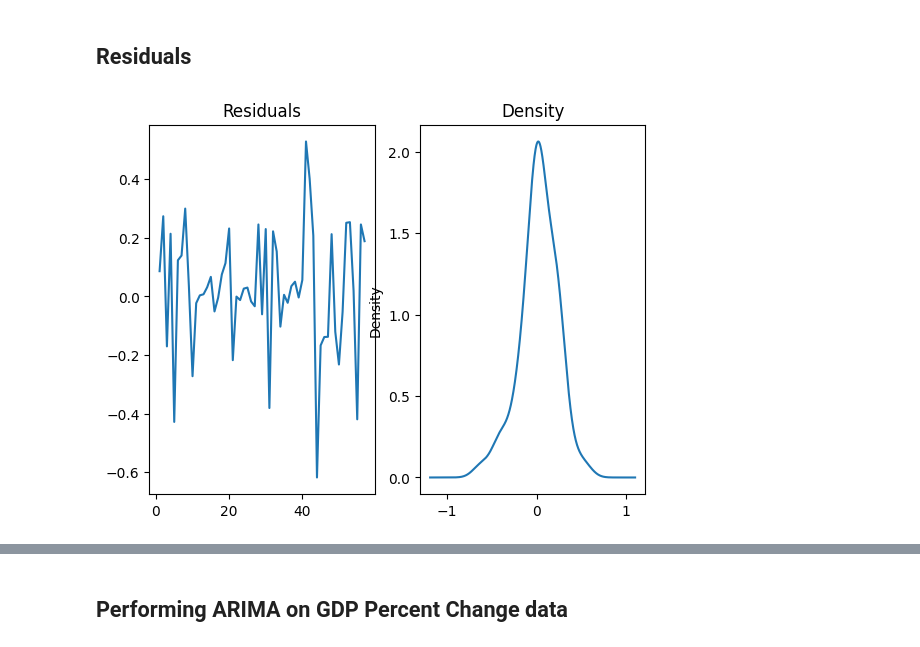
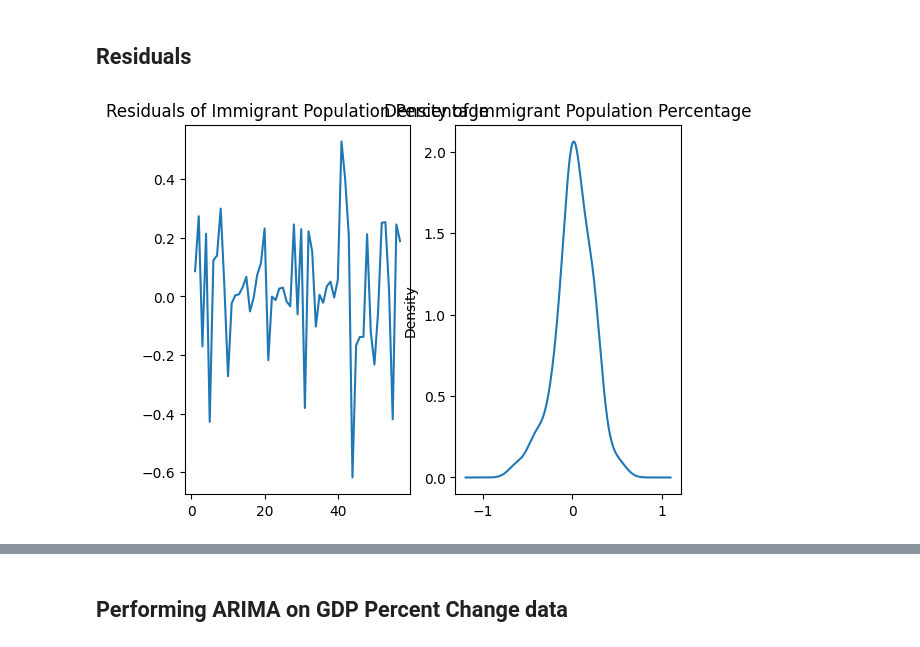
Before and after one commit to nocturneC/DS4002-Project2, a Jupyter notebook: SCRIPTS/analysis2.ipynb, the cells around one changed output, grey strips where cells are left out. Drawn from its saved outputs; the diff is of its cells as text; code cells hidden in the pictures.

```diff
--- a/SCRIPTS/analysis2.ipynb
+++ b/SCRIPTS/analysis2.ipynb
@@ -93,11 +92,11 @@ Warnings:
 # %%
 import matplotlib.pyplot as plt
 residuals = model_fit.resid[1:]
 fig, ax = plt.subplots(1,2)
-residuals.plot(title="Residuals", ax=ax[0])
-residuals.plot(title="Density", kind="kde", ax=ax[1])
+residuals.plot(title="Residuals of Immigrant Population Percentage", ax=ax[0])
+residuals.plot(title="Density of Immigrant Population Percentage", kind="kde", ax=ax[1])
 plt.show()
 # %% [output]
-[figure, old version]
+[figure, new version]
 # %%
 # acf and pacf of residuals
```
Also changed, not shown: parts of 20 cells of this notebook.
